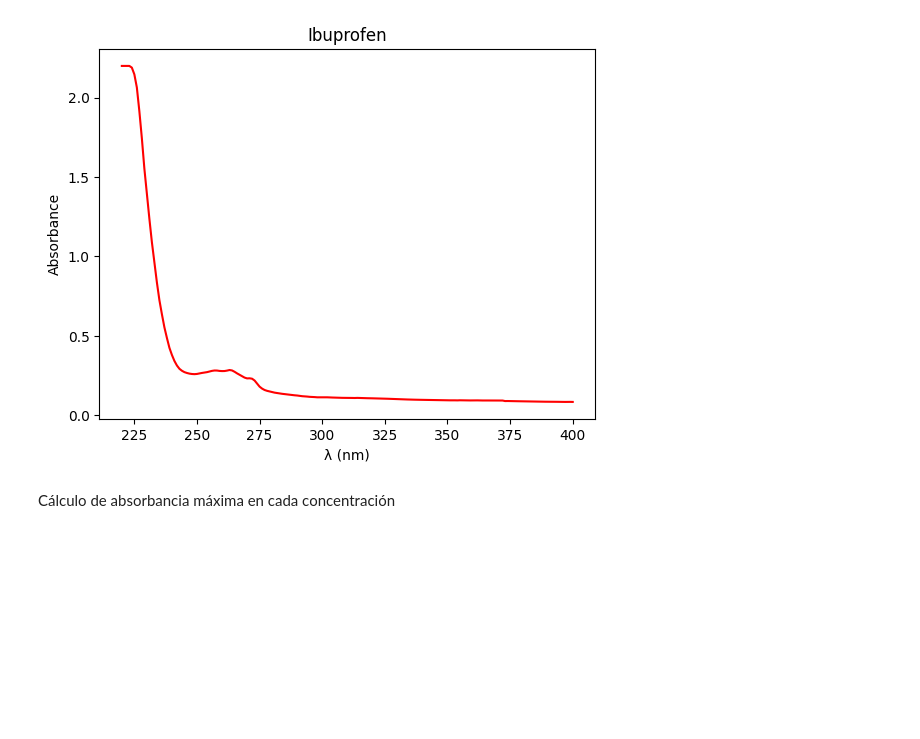
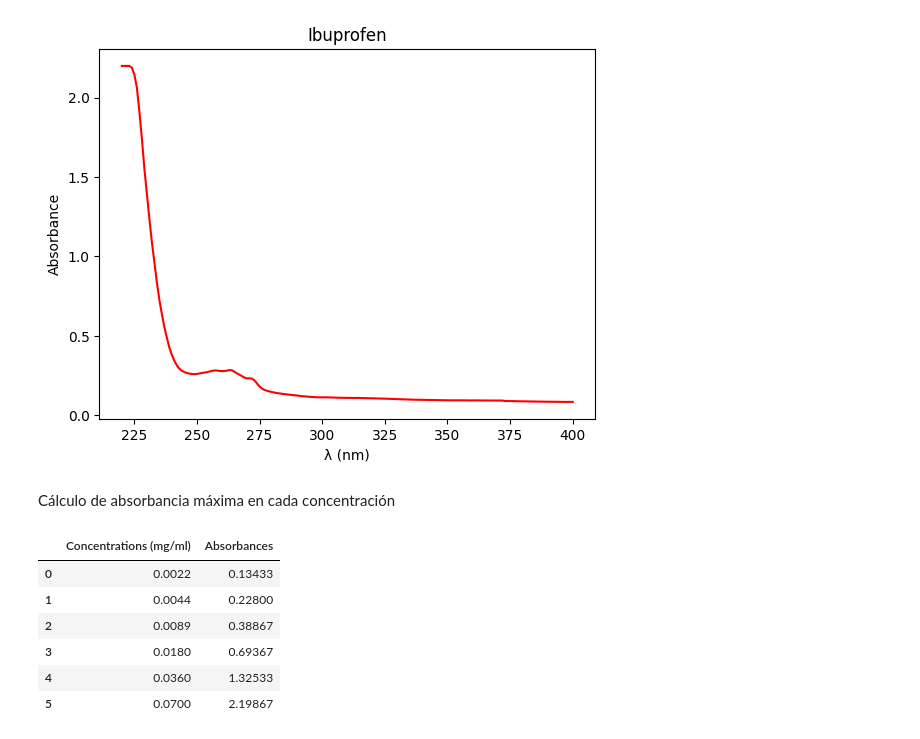
Before and after one commit to FelipeOcampo03/progamacioning, a Jupyter notebook: ProyectoProgramacionIng.ipynb, the cells around one changed output. Saved outputs shown, nothing was run; the diff lists cells and outputs as text; code cells hidden in the pictures; blank space fills up the shorter version.

```diff
--- a/ProyectoProgramacionIng.ipynb
+++ b/ProyectoProgramacionIng.ipynb
@@ -49,3 +49,17 @@ MaxAbM6= max(AbsorbanceM6)
 # %%
 Absorbances= np.array([MaxAbM6, MaxAbM5, MaxAbM4, MaxAbM3, MaxAbM2, MaxAbM1])#Almacenamos los valores máximos de absorbancia en un arreglo
 Concentrations= np.array([0.0022, 0.0044, 0.0089, 0.018, 0.036, 0.07]) #Almacenamos las concentraciones (mg/ml) tomadas en un arreglo"
+# %%
+#Creamos el DataFrame que relaciona cada concentración con su punto máximo de absorbancia
+Abosorbancemax = pd.DataFrame()
+Abosorbancemax['Concentrations (mg/ml)']= Concentrations
+Abosorbancemax['Absorbances']= Absorbances
+Abosorbancemax
+# %% [output]
+|  | Concentrations (mg/ml) | Absorbances |
+| 0 | 0.0022 | 0.13433 |
+| 1 | 0.0044 | 0.22800 |
+| 2 | 0.0089 | 0.38867 |
+| 3 | 0.0180 | 0.69367 |
+| 4 | 0.0360 | 1.32533 |
+| 5 | 0.0700 | 2.19867 |
```
Also changed, not shown: parts of 1 cell of this notebook.
